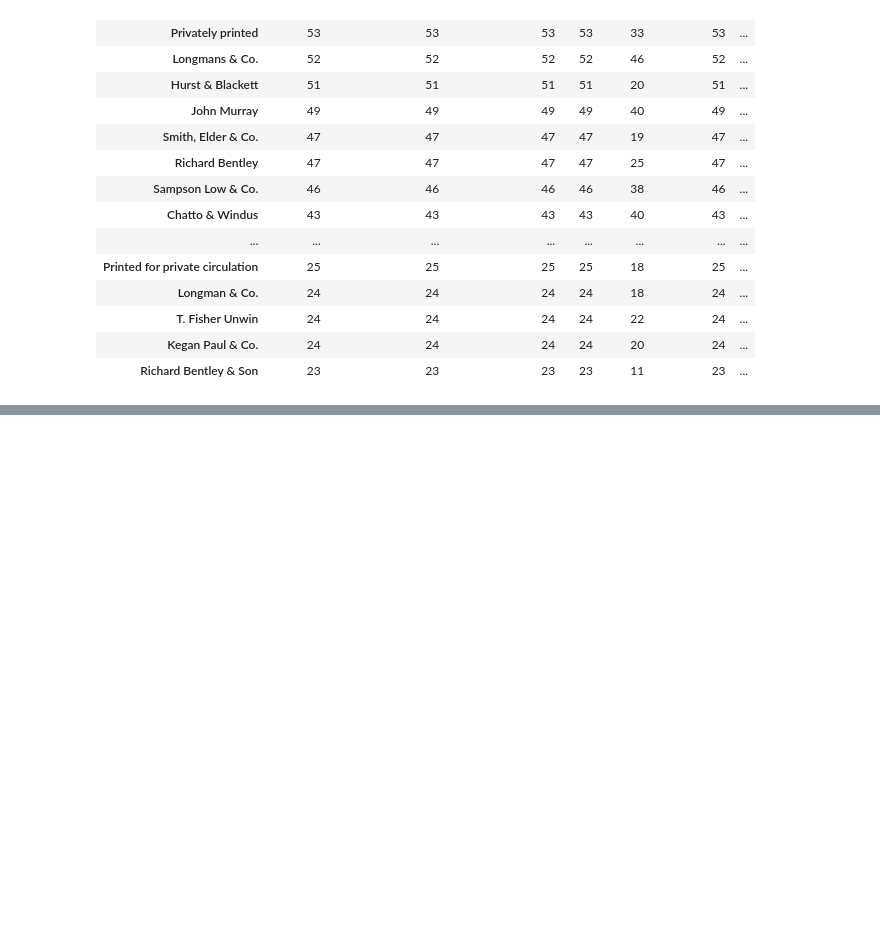
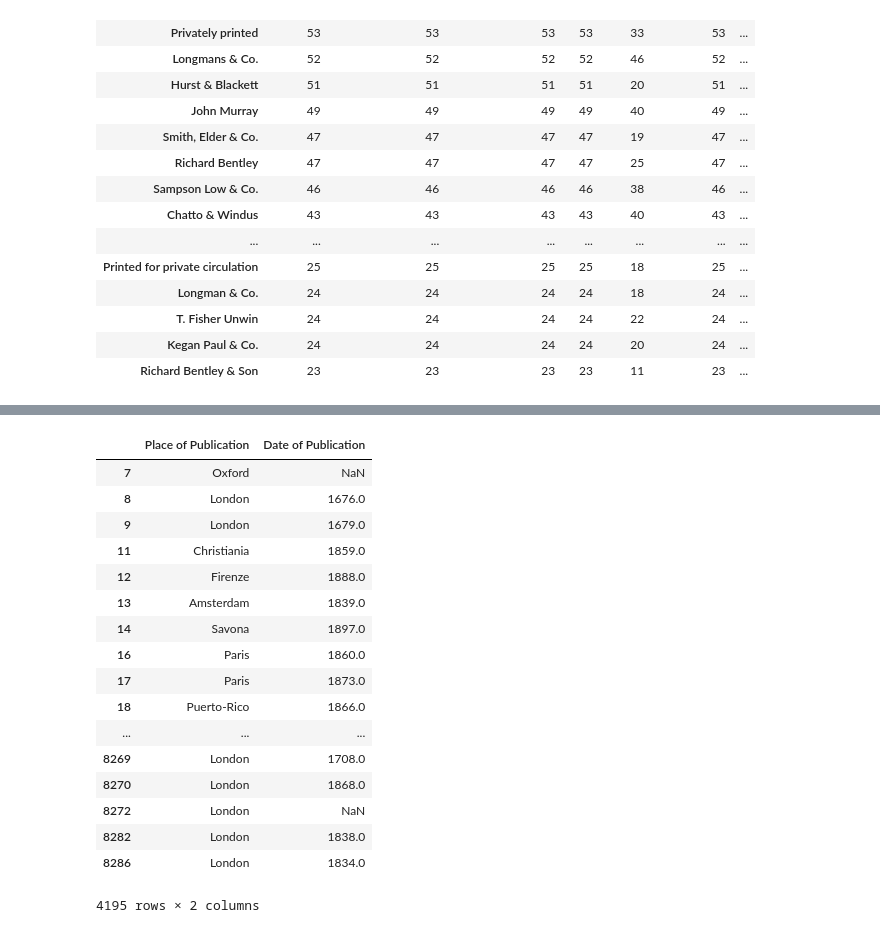
Before and after one commit to mushashank/Books_dataset, a Jupyter notebook: real-python_data_practice.ipynb, the cells around one changed output, grey strips where cells are left out. Cells and saved outputs as stored; diff of their text form; code cells hidden in the pictures; blank space fills up the shorter version.

```diff
--- a/real-python_data_practice.ipynb
+++ b/real-python_data_practice.ipynb
@@ -489,0 +537,21 @@ df.groupby(df['Publisher']).count().sort_values('Identifier',ascending=False)[:2
+# %%
+df[df['Publisher'].isnull()][['Place of Publication','Date of Publication']]
+# %% [output]
+|  | Place of Publication | Date of Publication |
+| 7 | Oxford | NaN |
+| 8 | London | 1676.0 |
+| 9 | London | 1679.0 |
+| 11 | Christiania | 1859.0 |
+| 12 | Firenze | 1888.0 |
+| 13 | Amsterdam | 1839.0 |
+| 14 | Savona | 1897.0 |
+| 16 | Paris | 1860.0 |
+| 17 | Paris | 1873.0 |
+| 18 | Puerto-Rico | 1866.0 |
+| ... | ... | ... |
+| 8269 | London | 1708.0 |
+| 8270 | London | 1868.0 |
+| 8272 | London | NaN |
+| 8282 | London | 1838.0 |
+| 8286 | London | 1834.0 |
+4195 rows × 2 columns
```
Also changed, not shown: parts of 24 cells of this notebook.
